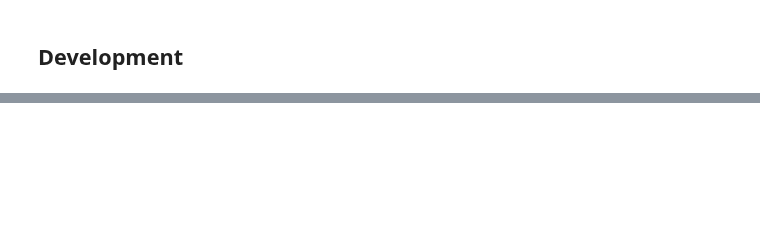
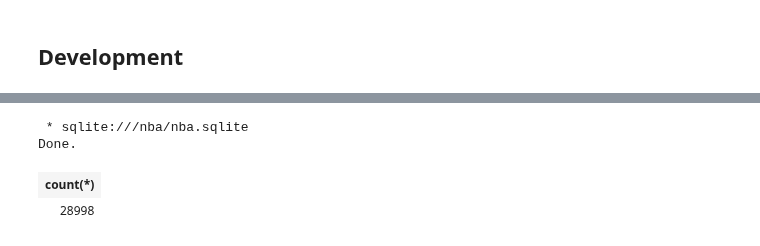
Before and after one commit to wyattowalsh/nbadb, a Jupyter notebook: notebooks/dev.ipynb, the cells around one changed output, grey strips where cells are left out. Saved outputs shown, nothing was run; the diff lists cells and outputs as text; code cells hidden in the pictures; blank space fills up the shorter version.

```diff
--- a/notebooks/dev.ipynb
+++ b/notebooks/dev.ipynb
@@ -84,0 +85,8 @@ get_teams_details(proxies, True, conn);
+# %%
+%%sql
+select count(*) from (select distinct game_id from play_by_play) as games
+# %% [output]
+ * sqlite:///nba/nba.sqlite
+Done.
+| count(*) |
+| 28998 |
```
Also changed, not shown: parts of 41 cells of this notebook, 11 other files.
